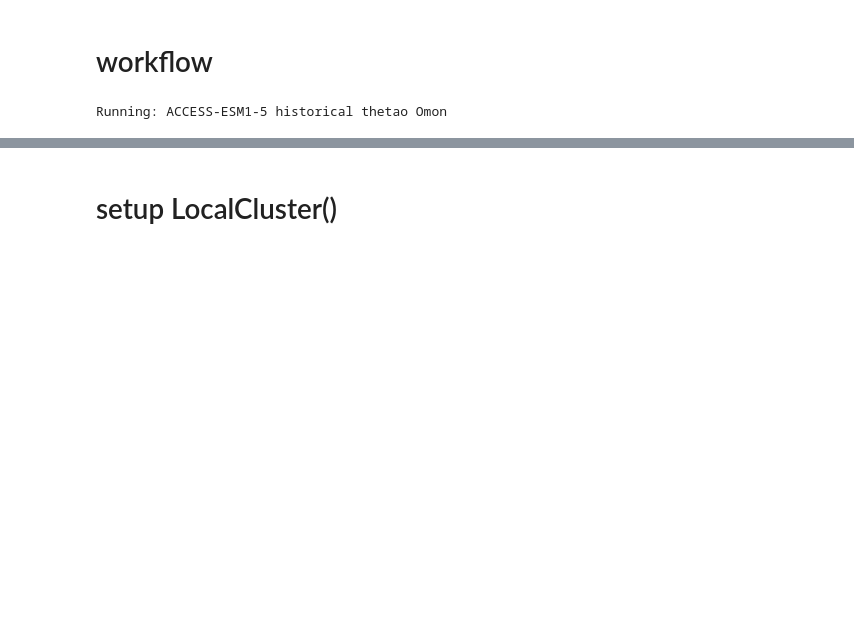
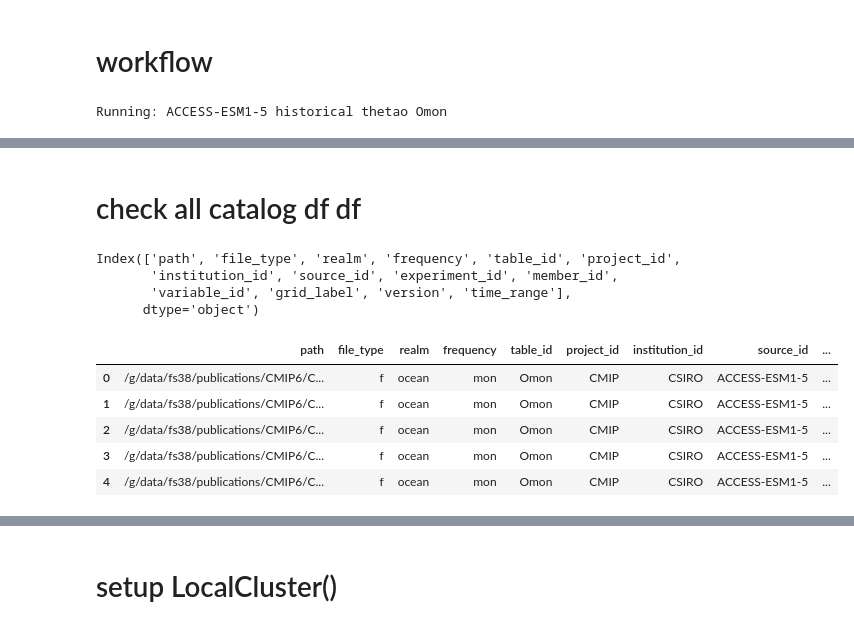
Before and after one commit to Thomas-Moore-Creative/ACDtools, a Jupyter notebook: notebooks/ARD_workflow_2025/ACCESS-ESM15-write-zarr.ipynb, the cells around one changed output, grey strips where cells are left out. Saved outputs shown, nothing was run; the diff lists cells and outputs as text; code cells hidden in the pictures; blank space fills up the shorter version.

```diff
--- a/notebooks/ARD_workflow_2025/ACCESS-ESM15-write-zarr.ipynb
+++ b/notebooks/ARD_workflow_2025/ACCESS-ESM15-write-zarr.ipynb
@@ -100,0 +106,4 @@ Running: ACCESS-ESM1-5 historical thetao Omon
+# %%
+cmip6_datastore = catalog.search(name="cmip6.*", model="ACCESS-ESM1-5").to_source()
+# %%
+cmip6_datastore_searched = cmip6_datastore.search(**job_config_dict['catalog_search_query_dict'])
@@ -100,0 +112,2 @@ Running: ACCESS-ESM1-5 historical thetao Omon
+# %%
+f_search = cmip6_datastore_searched.search(file_type='f')
@@ -100,0 +149,2 @@ Running: ACCESS-ESM1-5 historical thetao Omon
+# %% [markdown]
+# check all catalog df df
@@ -100,0 +153,9 @@ Running: ACCESS-ESM1-5 historical thetao Omon
+# %%
+DF.columns
+# %% [output]
+Index(['path', 'file_type', 'realm', 'frequency', 'table_id', 'project_id',
+       'institution_id', 'source_id', 'experiment_id', 'member_id',
+       'variable_id', 'grid_label', 'version', 'time_range'],
+      dtype='object')
+# %%
+DF_f = f_search.df
@@ -100,0 +165,9 @@ Running: ACCESS-ESM1-5 historical thetao Omon
+# %%
+DF_f.head()
+# %% [output]
+|  | path | file_type | realm | frequency | table_id | project_id | institution_id | source_id | ... |
+| 0 | /g/data/fs38/publications/CMIP6/C... | f | ocean | mon | Omon | CMIP | CSIRO | ACCESS-ESM1-5 | ... |
+| 1 | /g/data/fs38/publications/CMIP6/C... | f | ocean | mon | Omon | CMIP | CSIRO | ACCESS-ESM1-5 | ... |
+| 2 | /g/data/fs38/publications/CMIP6/C... | f | ocean | mon | Omon | CMIP | CSIRO | ACCESS-ESM1-5 | ... |
+| 3 | /g/data/fs38/publications/CMIP6/C... | f | ocean | mon | Omon | CMIP | CSIRO | ACCESS-ESM1-5 | ... |
+| 4 | /g/data/fs38/publications/CMIP6/C... | f | ocean | mon | Omon | CMIP | CSIRO | ACCESS-ESM1-5 | ... |
```
Also changed, not shown: parts of 36 cells of this notebook.
